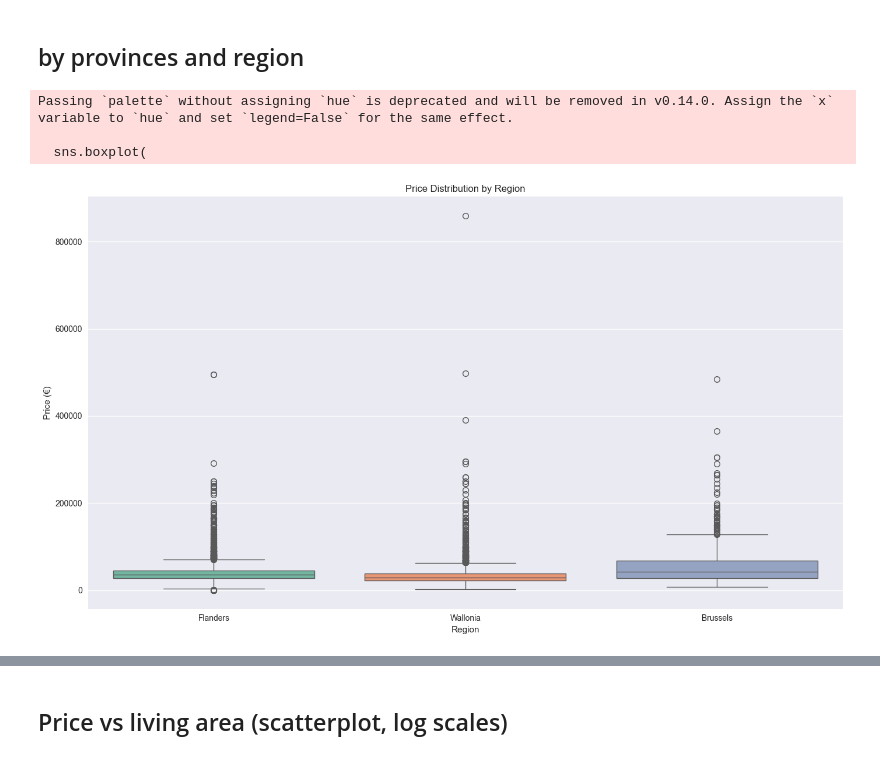
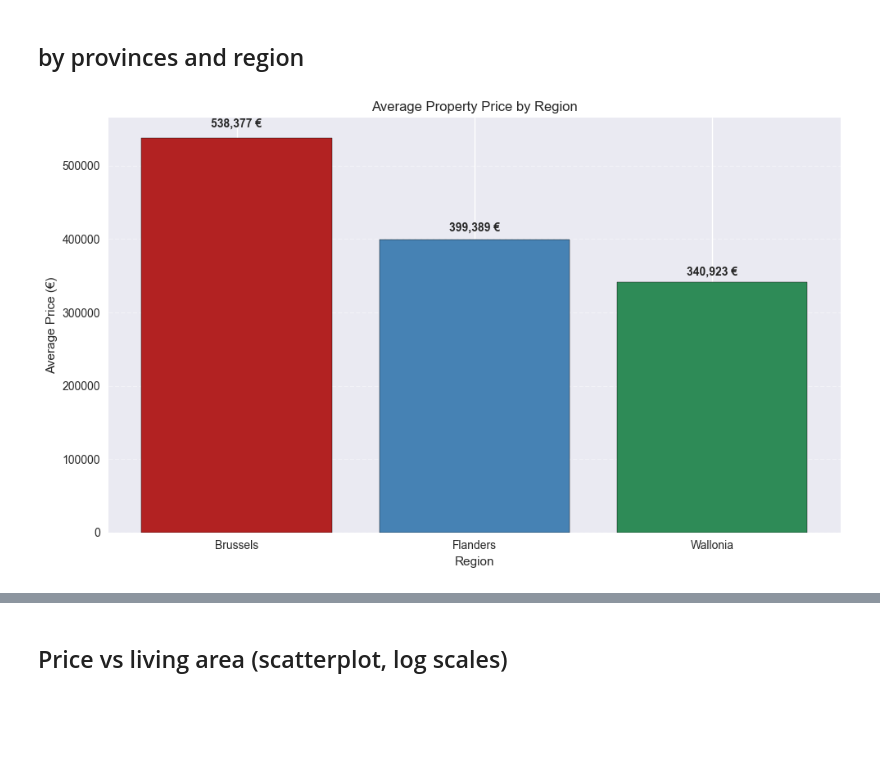
Before and after one commit to Hamideh-B-H/immo-eliza-team-horses-analysis, a Jupyter notebook: analysis/welde/data-cleaning.ipynb, the cells around one changed output, grey strips where cells are left out. Cells and saved outputs as stored; diff of their text form; code cells hidden in the pictures; blank space fills up the shorter version.

```diff
--- a/analysis/welde/data-cleaning.ipynb
+++ b/analysis/welde/data-cleaning.ipynb
@@ -340,7 +340,7 @@ def map_region(province):
         return "Flanders"
     if province in ["Walloon Brabant", "Hainaut", "Liège", "Namur", "Luxembourg"]:
         return "Wallonia"
-    if province == "Brussels":
+    if province == "Brussels Capital Region":
         return "Brussels"
     return np.nan
 
@@ -378,6 +378,11 @@ df_no_outliers = df_clean.copy()
 df_no_outliers = remove_outliers_iqr(df_no_outliers, "price")
 df_no_outliers = remove_outliers_iqr(df_no_outliers, "living_area")
 
+#reemove the bottom boundary price which are not real
+# Remove properties below 20,000 €
+df_clean = df_clean[df_clean["price"] >= 20000].copy()
+
+
 # Result shape check
 df_no_outliers.shape
 # %% [output]
@@ -686,21 +673,50 @@ plt.show()
 # %%
 
 
-plt.figure(figsize=(14, 8))
-sns.boxplot(
-    data=df_clean,
-    x="region",
-    y="price",
-    palette="Set2"
+# Custom color map for the 3 regions
+import pandas as pd
+import matplotlib.pyplot as plt
+
+# Custom color map
+region_colors = {
+    "Flanders": "steelblue",
+    "Wallonia": "seagreen",
+    "Brussels": "firebrick"
+}
+
+# Compute average price per region
+avg_price_region = (
+    df_clean.groupby("region")["price"]
+    .mean()
+    .dropna()
+    .sort_values(ascending=False)
 )
-plt.title("Price Distribution by Region")
+
+# Extract colors in the order of the index
+colors = [region_colors[r] for r in avg_price_region.index]
+
+plt.figure(figsize=(10, 6))
+ax = plt.bar(avg_price_region.index, avg_price_region.values, color=colors, edgecolor="black")
+
+plt.title("Average Property Price by Region")
 plt.xlabel("Region")
-plt.ylabel("Price (€)")
+plt.ylabel("Average Price (€)")
+plt.grid(axis="y", linestyle="--", alpha=0.4)
+
+# Add value labels
+for i, value in enumerate(avg_price_region.values):
+    plt.text(
+        i,
+        value * 1.02,
+        f"{value:,.0f} €",
+        ha="center",
+        va="bottom",
+        fontsize=10,
+        fontweight="bold"
+    )
+
 plt.tight_layout()
 plt.show()
 # %% [output]
-Passing `palette` without assigning `hue` is deprecated and will be removed in v0.14.0. Assign the `x` variable to `hue` and set `legend=False` for the same effect.
-
-  sns.boxplot(
-[figure, old version]
+[figure, new version]
 # %%
```
Also changed, not shown: parts of 17 cells of this notebook, 4 other files.
